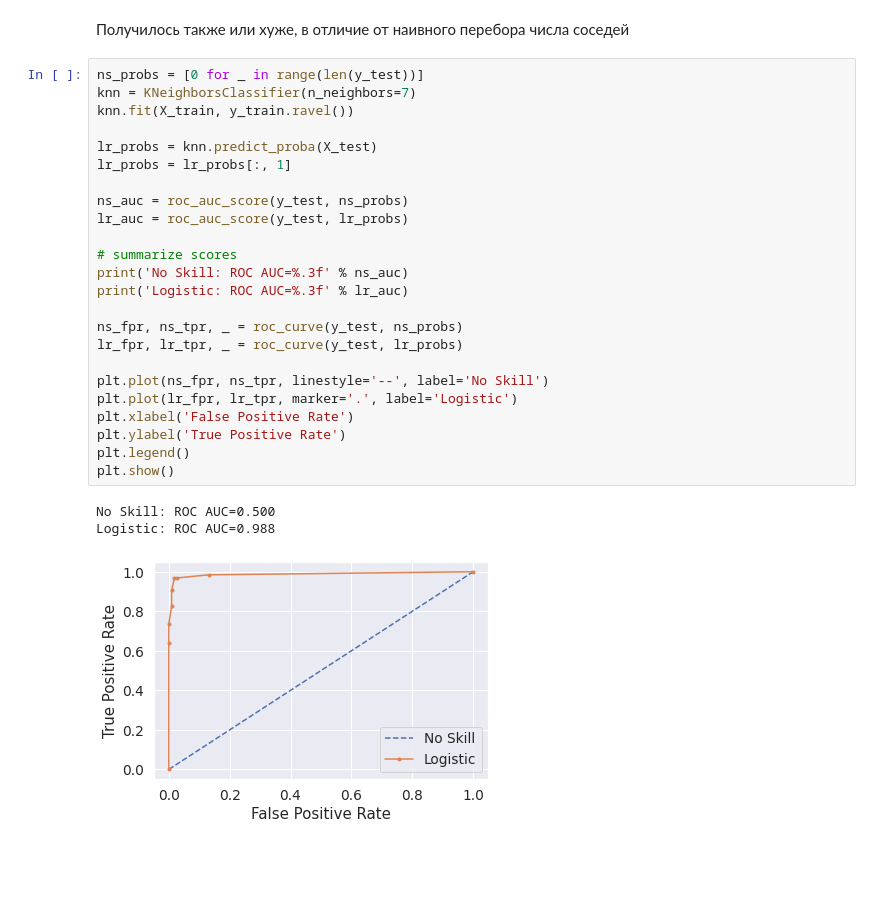
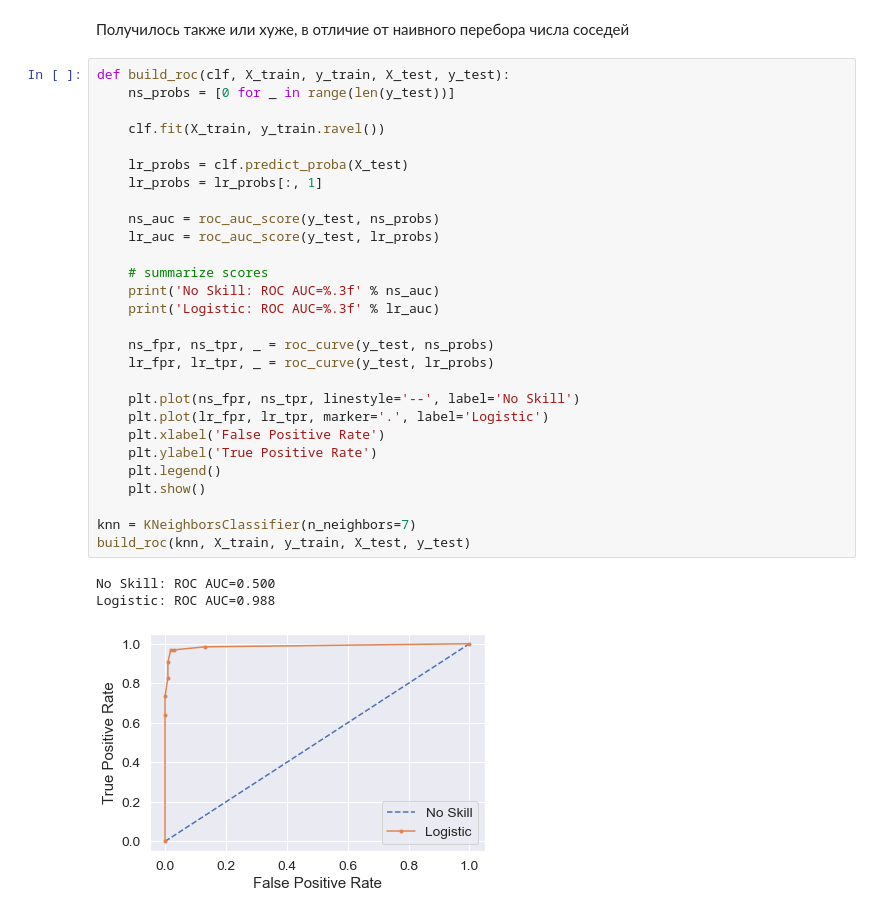
Before and after one commit to grannycola/my_projects, a Jupyter notebook: hw-4/model.ipynb, the cells around one changed output. Cells and saved outputs as stored; diff of their text form; blank space fills up the shorter version.

```diff
--- a/hw-4/model.ipynb
+++ b/hw-4/model.ipynb
@@ -197,30 +197,34 @@ weighted avg      0.960     0.959     0.959       171
 # %% [markdown]
 Получилось также или хуже, в отличие от наивного перебора числа соседей
 # %%
-ns_probs = [0 for _ in range(len(y_test))]
+def build_roc(clf, X_train, y_train, X_test, y_test):
+    ns_probs = [0 for _ in range(len(y_test))]
+
+    clf.fit(X_train, y_train.ravel())
+
+    lr_probs = clf.predict_proba(X_test)
+    lr_probs = lr_probs[:, 1]
+
+    ns_auc = roc_auc_score(y_test, ns_probs)
+    lr_auc = roc_auc_score(y_test, lr_probs)
+
+    # summarize scores
+    print('No Skill: ROC AUC=%.3f' % ns_auc)
+    print('Logistic: ROC AUC=%.3f' % lr_auc)
+
+    ns_fpr, ns_tpr, _ = roc_curve(y_test, ns_probs)
+    lr_fpr, lr_tpr, _ = roc_curve(y_test, lr_probs)
+
+    plt.plot(ns_fpr, ns_tpr, linestyle='--', label='No Skill')
+    plt.plot(lr_fpr, lr_tpr, marker='.', label='Logistic')
+    plt.xlabel('False Positive Rate')
+    plt.ylabel('True Positive Rate')
+    plt.legend()
+    plt.show()
+
 knn = KNeighborsClassifier(n_neighbors=7)
-knn.fit(X_train, y_train.ravel())
-
-lr_probs = knn.predict_proba(X_test)
-lr_probs = lr_probs[:, 1]
-
-ns_auc = roc_auc_score(y_test, ns_probs)
-lr_auc = roc_auc_score(y_test, lr_probs)
-
-# summarize scores
-print('No Skill: ROC AUC=%.3f' % ns_auc)
-print('Logistic: ROC AUC=%.3f' % lr_auc)
-
-ns_fpr, ns_tpr, _ = roc_curve(y_test, ns_probs)
-lr_fpr, lr_tpr, _ = roc_curve(y_test, lr_probs)
-
-plt.plot(ns_fpr, ns_tpr, linestyle='--', label='No Skill')
-plt.plot(lr_fpr, lr_tpr, marker='.', label='Logistic')
-plt.xlabel('False Positive Rate')
-plt.ylabel('True Positive Rate')
-plt.legend()
-plt.show()
+build_roc(knn, X_train, y_train, X_test, y_test)
 # %% [output]
 No Skill: ROC AUC=0.500
 Logistic: ROC AUC=0.988
-[figure, old version]
+[figure, new version]
```
Also changed, not shown: parts of 6 cells of this notebook.
